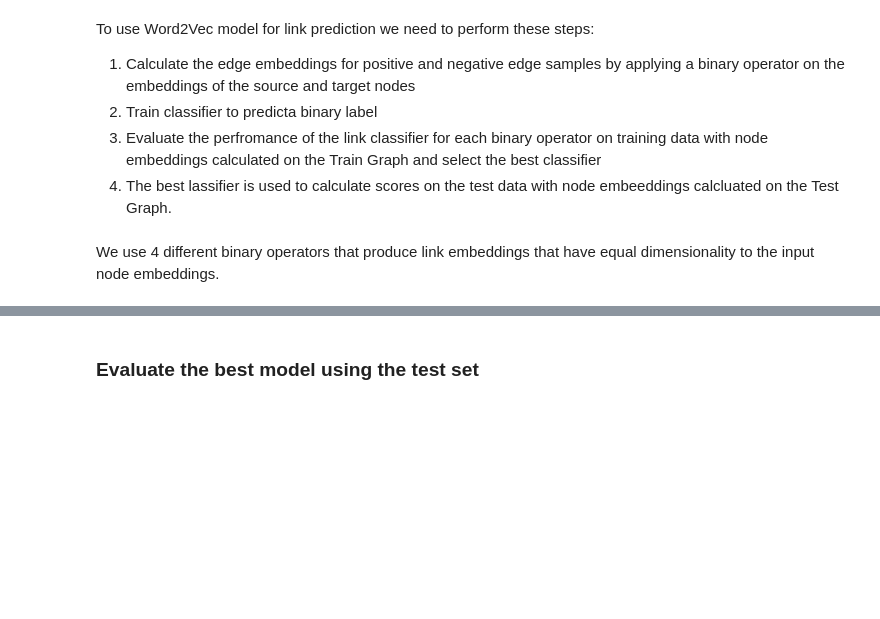
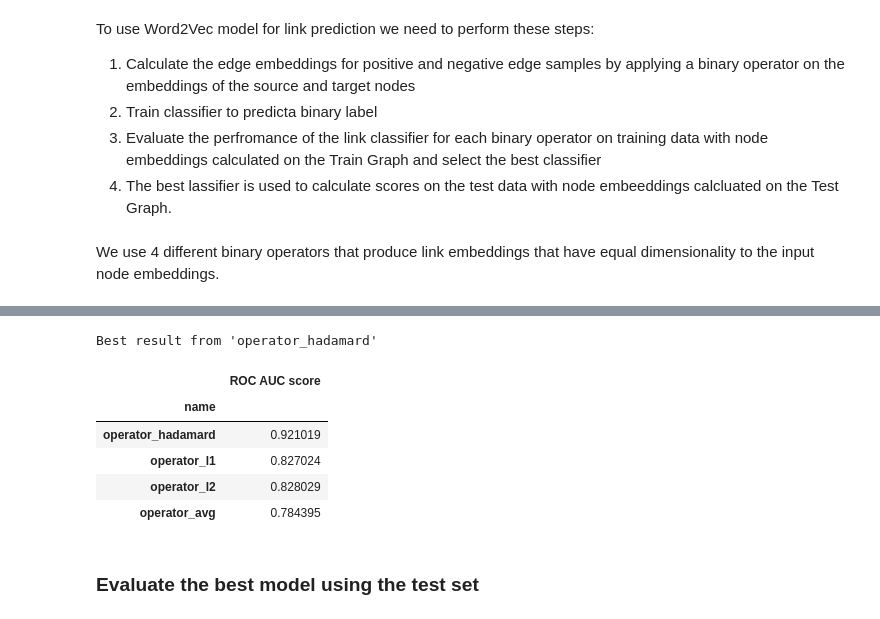
Before and after one commit to MartinMarzi/nib_ckn, a Jupyter notebook: notebooks/CKN-LinkPred_5_0.ipynb, the cells around one changed output, grey strips where cells are left out. Saved outputs shown, nothing was run; the diff lists cells and outputs as text; code cells hidden in the pictures; blank space fills up the shorter version.

```diff
--- a/notebooks/CKN-LinkPred_5_0.ipynb
+++ b/notebooks/CKN-LinkPred_5_0.ipynb
@@ -20,8 +23,8 @@ from gensim.models import Word2Vec
 # %%
 # Create graph from csv file with edge weights (we loose some edges as this data would require a multidigraph)
 def parse_ckn_csv(fname):
-    g = nx.Graph()
-    fields = ['from', 'to', 'type', 'reliability']
+    g = nx.DiGraph()
+    fields = ['from', 'to', 'type', 'reliability', 'species', 'is_directed']
     with open(fname, newline='') as csvfile:
         reader = csv.DictReader(csvfile, fieldnames=fields, dialect=csv.excel_tab, restkey='rest', )
         for row in reader:
@@ -403,13 +441,21 @@ binary_operators = [operator_hadamard, operator_l1, operator_l2, operator_avg]
 # %%
 results = [run_link_prediction(op) for op in binary_operators]
 best_result = max(results, key=lambda result: result["score"])
 
 print(f"Best result from '{best_result['binary_operator'].__name__}'")
 
 pd.DataFrame(
-    [(result["binary_operator"].__name__, result["score"]) for result in results],
+    [(result["binary_operator"].__name__, result["score"][0]) for result in results],
     columns=("name", "ROC AUC score"),
 ).set_index("name")
+# %% [output]
+Best result from 'operator_hadamard'
+|  | ROC AUC score |
+| name |  |
+| operator_hadamard | 0.921019 |
+| operator_l1 | 0.827024 |
+| operator_l2 | 0.828029 |
+| operator_avg | 0.784395 |
 # %% [markdown]
 ### Evaluate the best model using the test set
 # %% [markdown]
```
Also changed, not shown: parts of 23 cells of this notebook, 5 other files.
